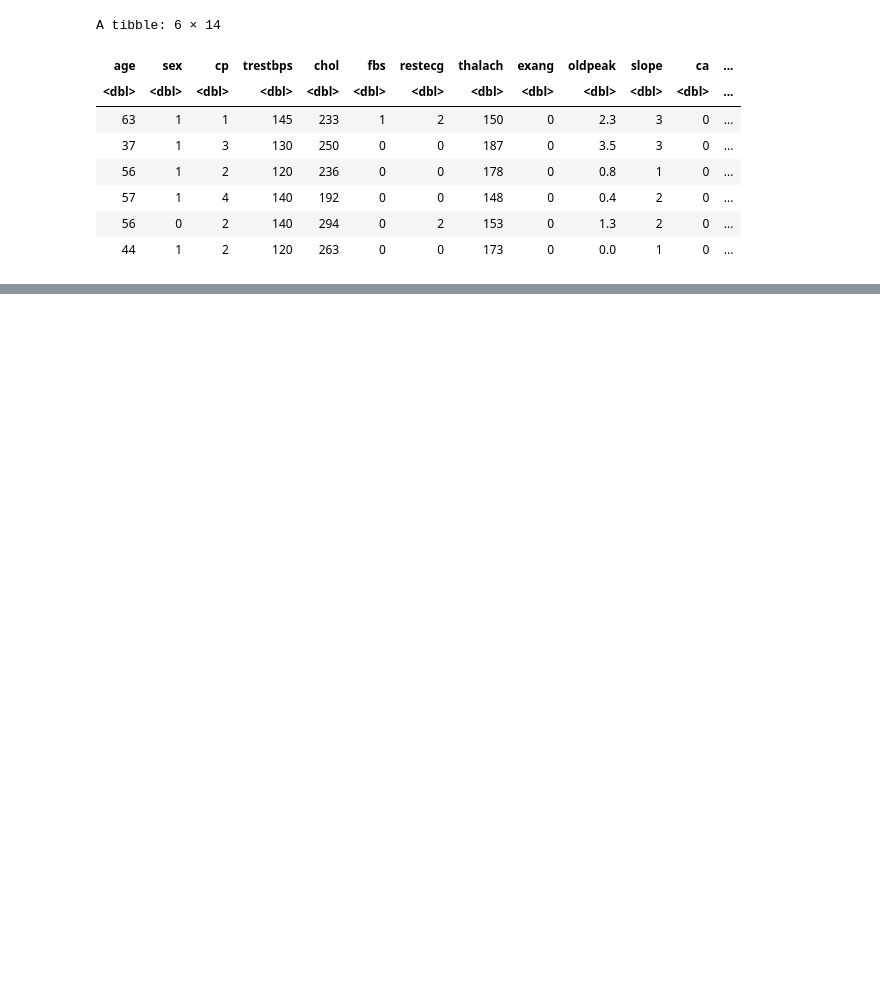
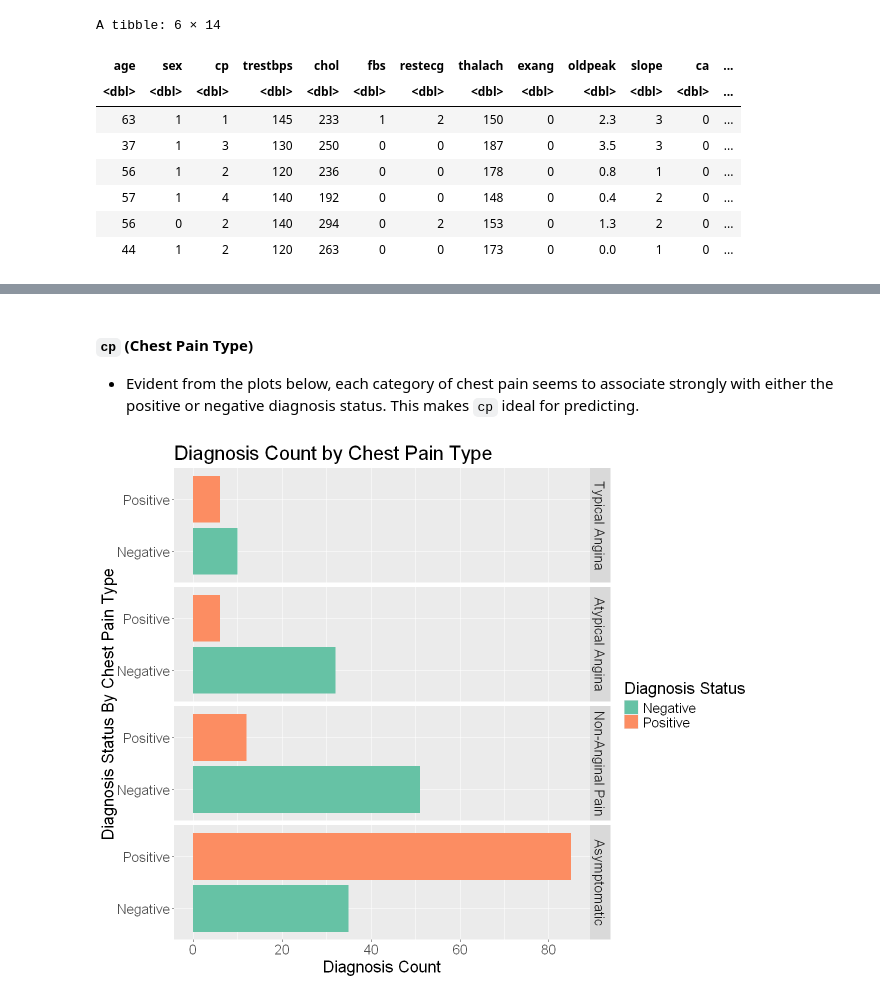
Before and after one commit to Jaboott/DSCI100-Project, a Jupyter notebook: Final_Report.ipynb, the cells around one changed output, grey strips where cells are left out. Cells and saved outputs as stored; diff of their text form; code cells hidden in the pictures; blank space fills up the shorter version.

```diff
--- a/Final_Report.ipynb
+++ b/Final_Report.ipynb
@@ -339,0 +442,25 @@ status_dist
+# %% [markdown]
+#### `cp` (Chest Pain Type)
+- Evident from the plots below, each category of chest pain seems to associate strongly with either the positive or negative diagnosis status. This makes `cp` ideal for predicting.
+# %%
+options(repr.plot.width = 11, repr.plot.height = 9)
+# graph to compare the cp and diagnosis count
+cp_dist <- cleveland_train |>
+  mutate(cp = factor(cp, levels = c(1, 2, 3, 4),
+                     labels = c("Typical Angina",
+                                "Atypical Angina",
+                                "Non-Anginal Pain",
+                                "Asymptomatic"))) |>
+  ggplot(aes(y = num, fill = num)) +
+  geom_bar(position = "dodge") +
+  facet_grid(rows = vars(cp)) +
+  labs(title = "Diagnosis Count by Chest Pain Type",
+       x = "Diagnosis Count",
+       y = "Diagnosis Status By Chest Pain Type",
+       fill = "Diagnosis Status") +
+  scale_fill_brewer(palette = "Set2") +
+  theme(text = element_text(size = 20))
+
+cp_dist
+# %% [output]
+[figure, added]
```
Also changed, not shown: parts of 26 cells of this notebook.
